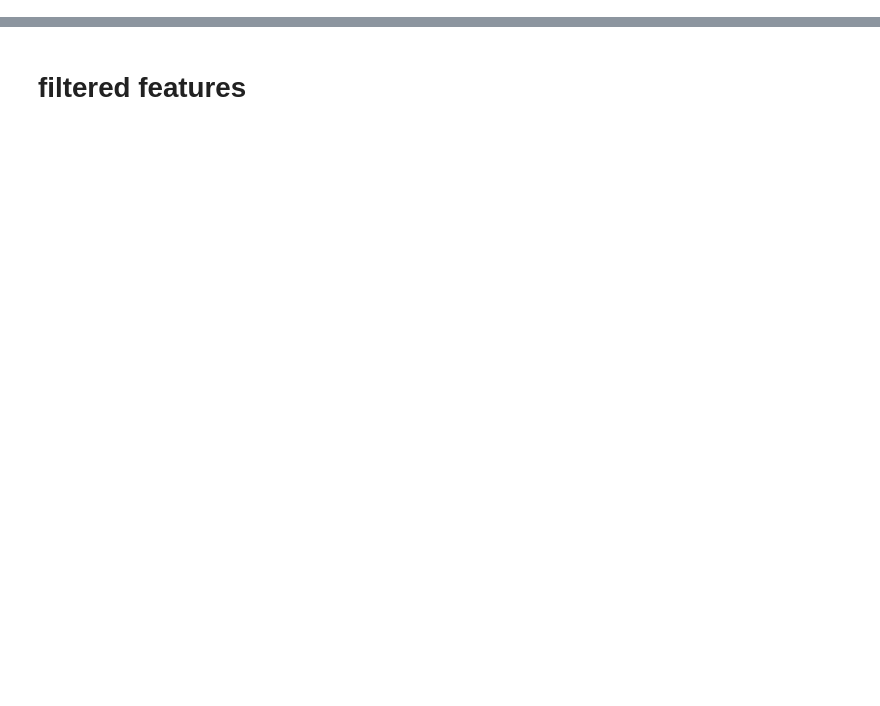
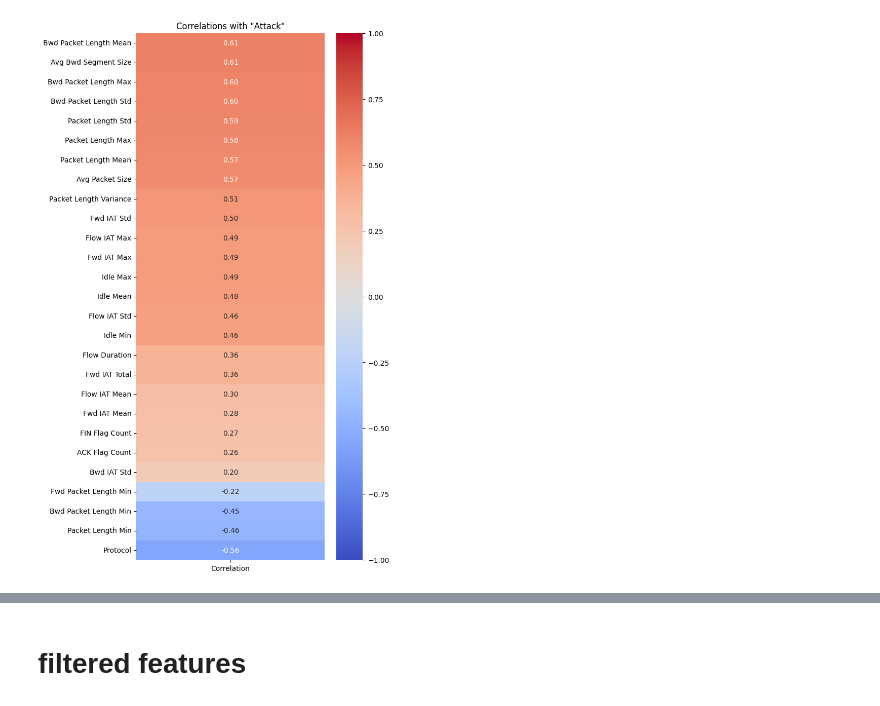
Before and after one commit to SarahHvidAndersenKnowit/DataScience_project, a Jupyter notebook: nbs/feature_exploration.ipynb, the cells around one changed output, grey strips where cells are left out. Saved outputs shown, nothing was run; the diff lists cells and outputs as text; code cells hidden in the pictures; blank space fills up the shorter version.

```diff
--- a/nbs/feature_exploration.ipynb
+++ b/nbs/feature_exploration.ipynb
@@ -49,20 +99,22 @@ plt.show()
 # %%
 # Compute the correlation matrix
 corr = train_df.corr()
 
 # Extract correlations with 'Attack' greater than a threshold
 threshold = 0.2  # Adjust this threshold to your needs
 high_corr = corr['Attack'][corr['Attack'].abs() > threshold].drop('Attack')  # Exclude the correlation of 'Attack' with itself
 
 # Convert to DataFrame for plotting
 high_corr_df = pd.DataFrame(high_corr.sort_values(ascending=False))
 high_corr_df.columns = ['Correlation']
 
 # Plot
-plt.figure(figsize=(8, len(high_corr_df) / 2))  # Adjust the figure size dynamically based on the number of features
+plt.figure(figsize=(6, len(high_corr_df) / 2))  # Adjust the figure size dynamically based on the number of features
 sns.heatmap(high_corr_df, annot=True, cmap='coolwarm', vmin=-1, vmax=1, fmt=".2f")
 plt.title('Correlations with "Attack"')
 plt.show()
+# %% [output]
+[figure, added]
 # %%
 # Setting up the figure with multiple subplots
 num_cols = 4
```
Also changed, not shown: parts of 11 cells of this notebook, 29 other files.
